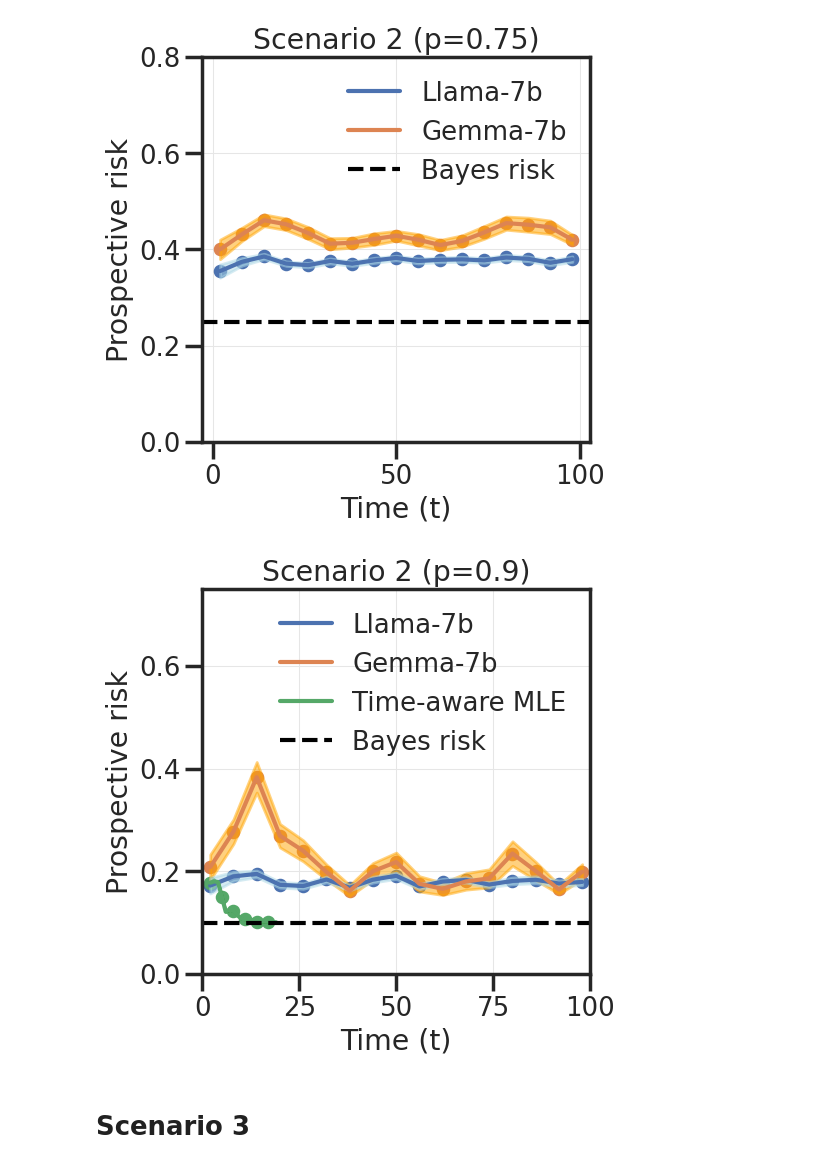
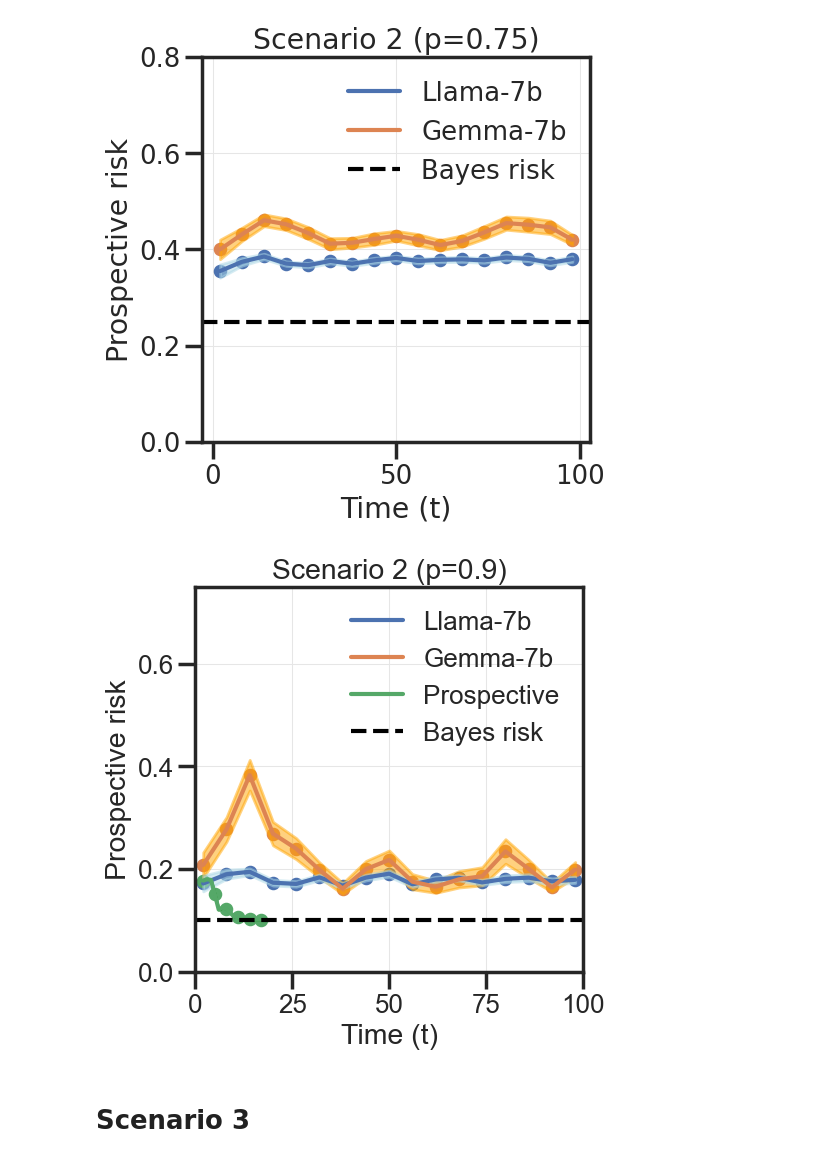
Before and after one commit to YuxinB/ProL, a Jupyter notebook: llm/notebooks/llm_prob.ipynb, the cells around one changed output. Saved outputs shown, nothing was run; the diff lists cells and outputs as text; code cells hidden in the pictures.

Commit message:
adding llm figures with modified legends

```diff
--- a/llm/notebooks/llm_prob.ipynb
+++ b/llm/notebooks/llm_prob.ipynb
@@ -205,7 +205,7 @@ plt.show()
 # %% [output]
 [figure]
 # %%
-s2_info = np.load("../../synthetic/scenario2.npy", allow_pickle=True)
+s2_info = np.load("../../synthetic/data/scenario2.npy", allow_pickle=True)
 mean_mle = s2_info.item()['avg_pr']
 std_mle = s2_info.item()['std_pr'] / 10000
 mle_x = np.arange(2, 20, 1)
@@ -223,35 +223,35 @@ std_l = llama_s2.std(1)[:, 1] / np.sqrt(100.0)
 plt.figure(figsize=(5, 5))
 plt.plot(perf[:, 0], llama_s2.mean(1)[:, 1])
 plt.plot(perf[:, 0], perf[:, 1])
 plt.plot(mle_x, mean_mle)
 
 plt.axhline(y=0.1, color='black', linestyle='--')
 
 plt.scatter(perf[:, 0], llama_s2.mean(1)[:, 1], s=60)
 plt.scatter(perf[:, 0], perf[:, 1], s=60)
 plt.scatter(mle_x[::3], mean_mle[::3], s=60)
 
 
 plt.fill_between(perf[:, 0], mean - std, mean + std, alpha=0.5, color='orange')
 plt.fill_between(perf[:, 0], mean_l - std_l, mean_l + std_l, alpha=0.5, color='lightblue')
 plt.fill_between(mle_x, mean_mle - std_mle, mean_mle + std_mle, alpha=0.5, color='green')
 
 
 plt.ylim([0, 0.75])
 plt.xlim([0, 100])
 
 plt.title("Scenario 2 (p=0.9)")
 plt.xlabel("Time (t)")
 plt.ylabel("Prospective risk")
-plt.legend(["Llama-7b", "Gemma-7b", 'Time-aware MLE', 'Bayes risk'])
+plt.legend(["Llama-7b", "Gemma-7b", 'Prospective', 'Bayes risk'])
 
 plt.savefig("../figures/jun9/scenario2_p90.pdf", bbox_inches="tight")
 plt.savefig("../figures/jun9/scenario2_p90.svg", bbox_inches="tight")
 
 
 plt.show()
 # %% [output]
-[figure, old version]
+[figure, new version]
 # %% [markdown]
 # Scenario 3
 # %%
```
Also changed, not shown: parts of 4 cells of this notebook, 6 other files.
